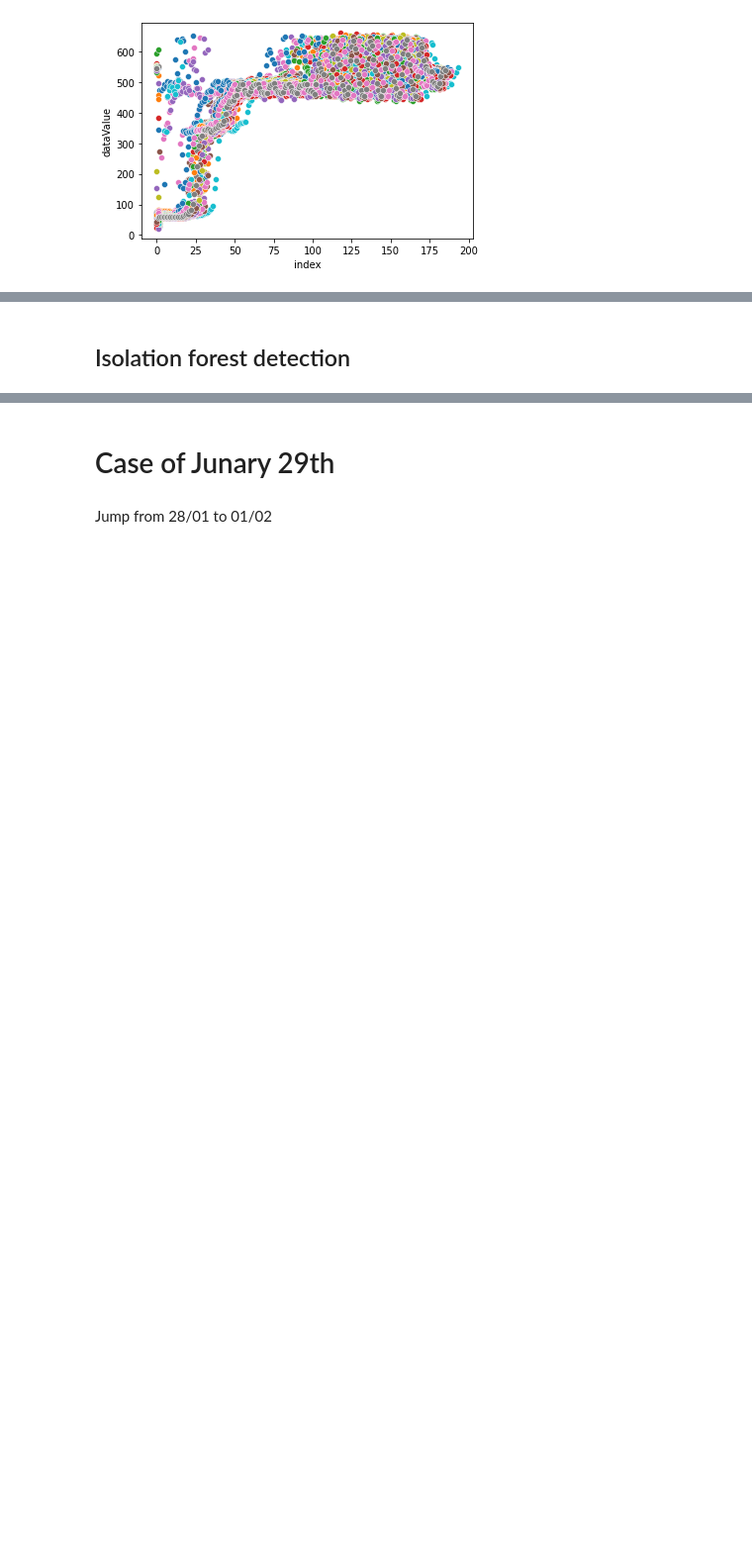
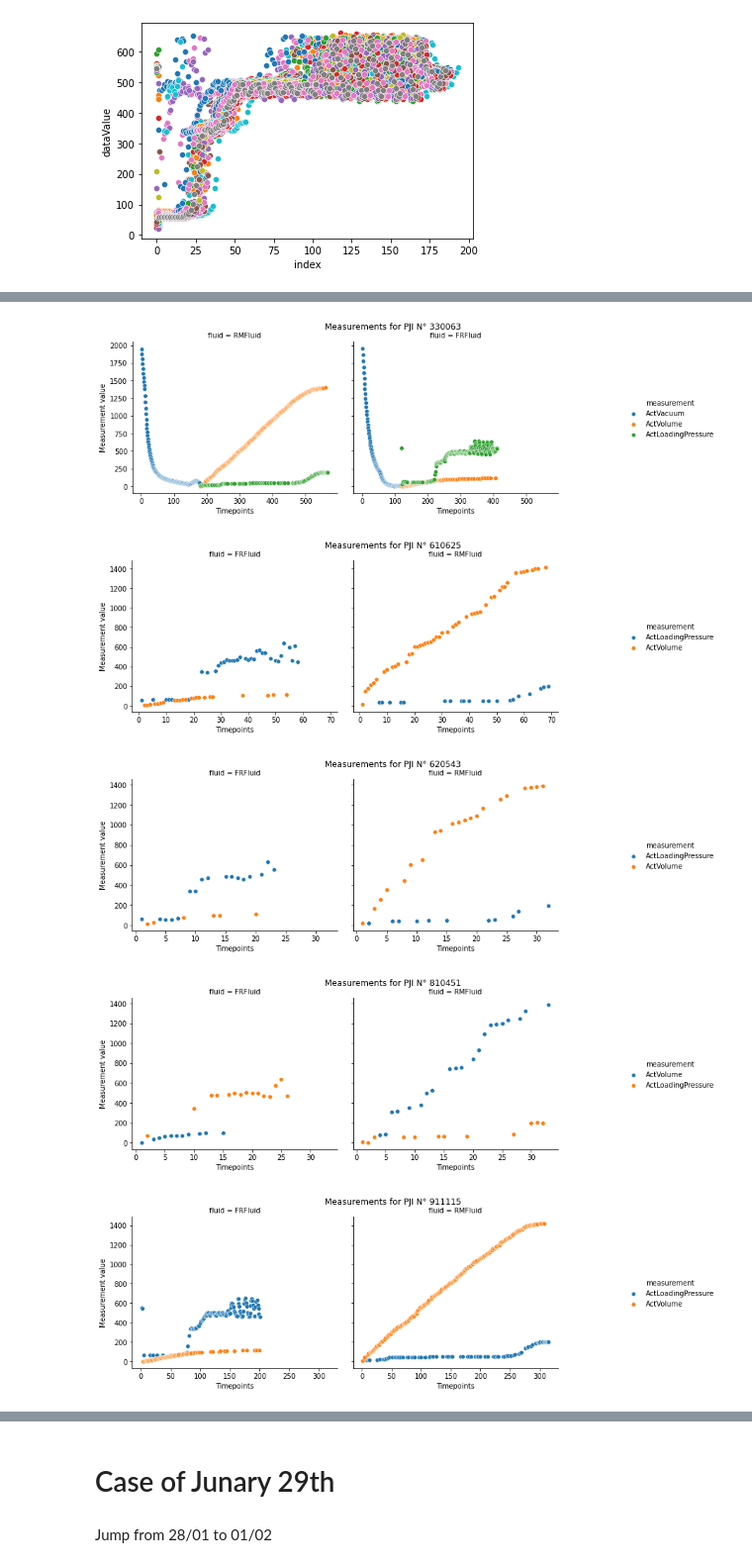
Before and after one commit to alixtc/Renault, a Jupyter notebook: notebooks/Anomaly detection.ipynb, the cells around one changed output, grey strips where cells are left out. Shown at 99% size. Drawn from its saved outputs; the diff is of its cells as text; code cells hidden in the pictures; blank space fills up the shorter version.

```diff
--- a/notebooks/Anomaly detection.ipynb
+++ b/notebooks/Anomaly detection.ipynb
@@ -291,0 +186,10 @@ X.shape, X_test.shape
+# %%
+# Normalization pipeline
+# Imputer for missing values (due to diff) => input very divergeant value
+pipe = make_pipeline(
+    StandardScaler(),
+    SimpleImputer(strategy='constant', fill_value=-3)
+)
+pipe.fit(final_df)
+X_train = pipe.transform(final_df)
+X_test = pipe.transform(test_final_df)
@@ -292,2 +202,2 @@ X.shape, X_test.shape
 # %%
-loc  = LocalOutlierFactor(n_neighbors=10, novelty=True ).fit(X)
+lof = LocalOutlierFactor(n_neighbors=7, novelty=True ).fit(X_train)
@@ -310,3 +203,0 @@ loc_test_anomaly = loc.predict(X_test)
-# %%
-for pji in test_final_df[loc_test_anomaly == -1].index:
-    plot_all_fluid(test, pji)
@@ -326,5 +203,0 @@ for pji in test_final_df[loc_test_anomaly == -1].index:
-# %%
-for pji in test_proximity.index:
-    plot_all_fluid(test, pji)
-# %% [markdown]
-## Isolation forest detection
@@ -335,0 +204,10 @@ isof.score_samples(X_test)- isof.score_samples(X_test).mean()
+# %%
+lof_train_anomaly = lof.predict(X_train)
+for pji in final_df[lof_train_anomaly == -1].index:
+    plot_all_fluid(df, pji)
+# %% [output]
+[figure, added]
+[figure, added]
+[figure, added]
+[figure, added]
+[figure, added]
```
Also changed, not shown: parts of 44 cells of this notebook.
